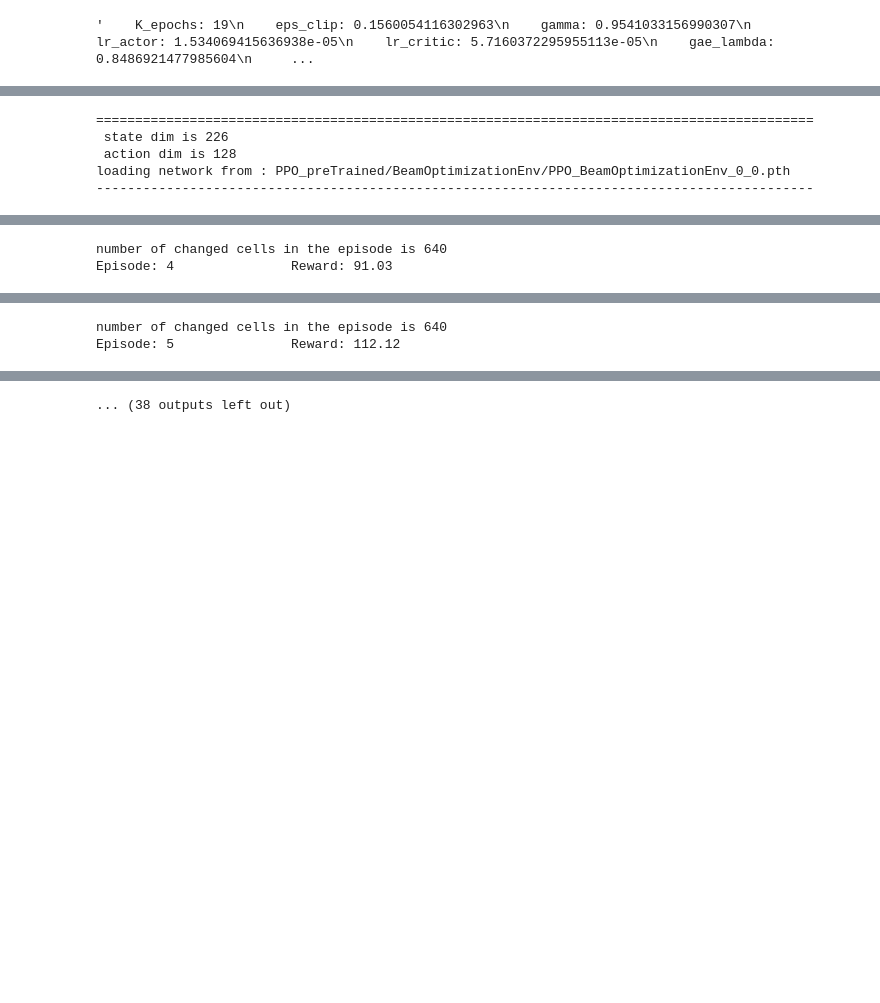
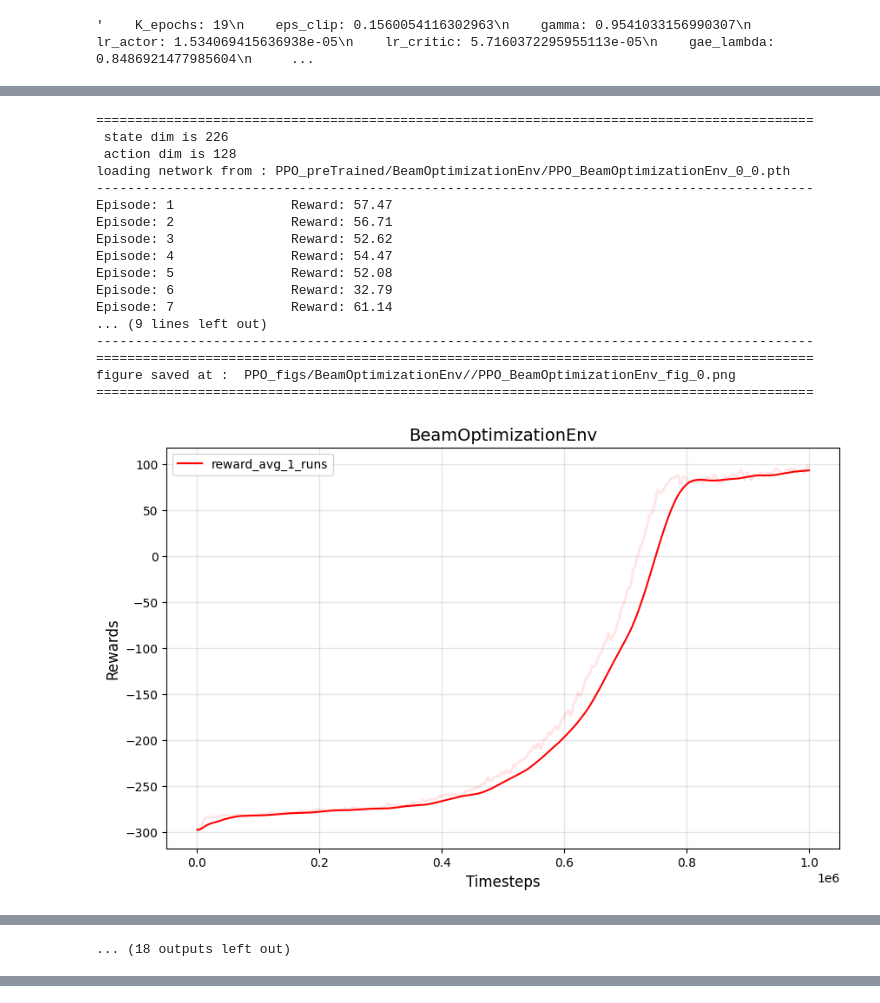
Before and after one commit to miho97/structural_optimization, a Jupyter notebook: src/ppo_main.ipynb, the cells around one changed output, grey strips where cells are left out. Cells and saved outputs as stored; diff of their text form; code cells hidden in the pictures; blank space fills up the shorter version.

```diff
--- a/src/ppo_main.ipynb
+++ b/src/ppo_main.ipynb
@@ -374,7 +374,7 @@ lr_critic = best_params['lr_critic']
 
 
 env = mbb.BeamOptimizationEnv(width=8, height=8, beam_type=1)
-max_ep_len = env.width * env.height * 10
+max_ep_len = env.width * env.height * 5
 
 state_dim = env.observation_space.shape[0]
 print(f" state dim is {state_dim}")
@@ -611,30 +611,43 @@ ppo_agent.load(checkpoint_path)
 
 test_running_reward = 0
 for ep in range(1,10):
     state,_ = env.reset()
     ep_reward = 0
 
     for t in range(1, max_ep_len + 1):
         action, _, _ = ppo_agent.select_action(state)
         state, reward, done, truncated, _ = env.step(action)
         ep_reward += reward
 
         #env.render()
 
         if done:
             env.render()
             break
 
     test_running_reward += ep_reward
     print(f'Episode: {ep} \t\t Reward: {round(ep_reward, 2)}')
 
 avg_test_reward = test_running_reward / total_inference_episodes
 print(f"Average test reward: {avg_test_reward:.2f}")
 
 env.close()
 # %% [output]
 ============================================================================================
  state dim is 226
  action dim is 128
 loading network from : PPO_preTrained/BeamOptimizationEnv/PPO_BeamOptimizationEnv_0_0.pth
 --------------------------------------------------------------------------------------------
+Episode: 1               Reward: 57.47
+Episode: 2               Reward: 56.71
+Episode: 3               Reward: 52.62
+Episode: 4               Reward: 54.47
+Episode: 5               Reward: 52.08
+Episode: 6               Reward: 32.79
+Episode: 7               Reward: 61.14
+... (9 lines left out)
+--------------------------------------------------------------------------------------------
+============================================================================================
+figure saved at :  PPO_figs/BeamOptimizationEnv//PPO_BeamOptimizationEnv_fig_0.png
+============================================================================================
+[figure, added]
@@ -651,2 +664 @@ Episode: 3               Reward: 49.86
-number of changed cells in the episode is 640
-Episode: 4               Reward: 91.03
+... (18 outputs left out)
@@ -654,2 +664,0 @@ Episode: 4               Reward: 91.03
-number of changed cells in the episode is 640
-Episode: 5               Reward: 112.12
@@ -657 +664,0 @@ Episode: 5               Reward: 112.12
-... (38 outputs left out)
```
Also changed, not shown: parts of 3 cells of this notebook, 2 other files.
